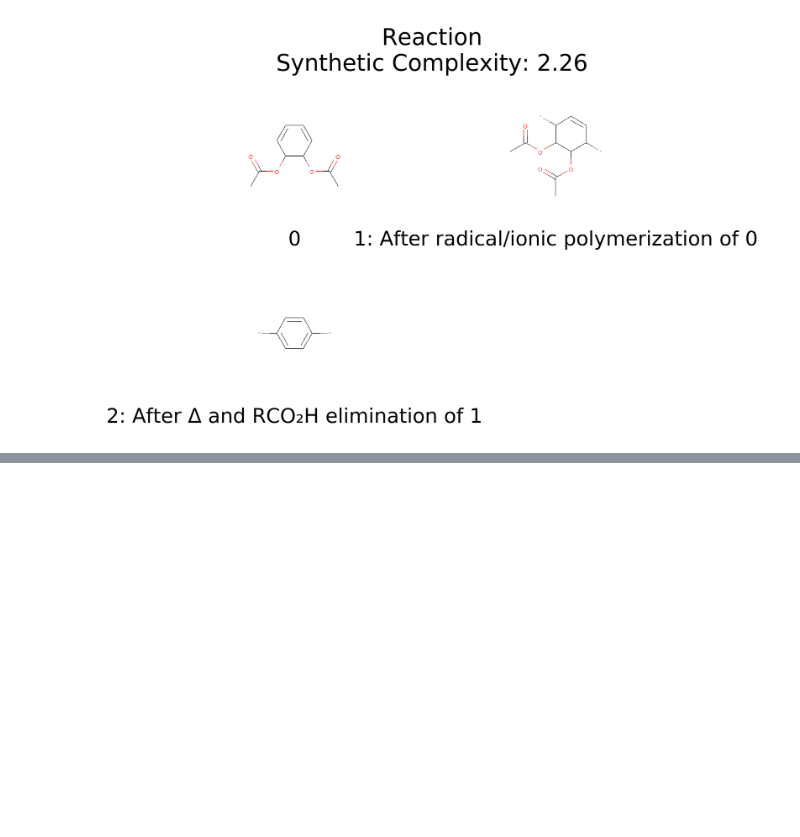
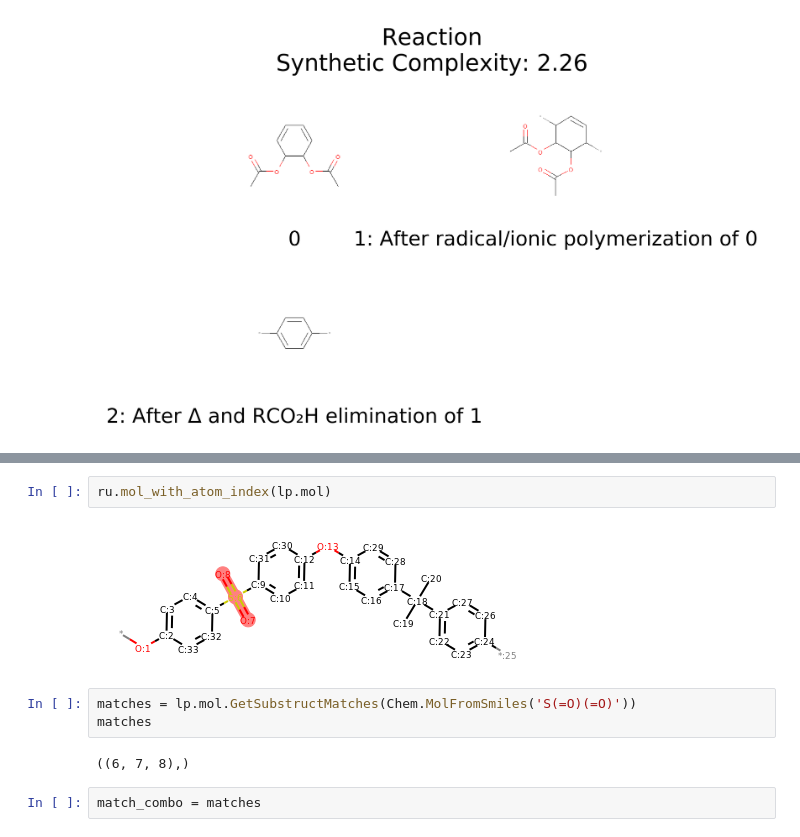
Before and after one commit to rishigurnani/hMOFs-Snurr, a Jupyter notebook: fall20_mse_8803_4.ipynb, the cells around one changed output, grey strips where cells are left out. Drawn from its saved outputs; the diff is of its cells as text; blank space fills up the shorter version.

```diff
--- a/fall20_mse_8803_4.ipynb
+++ b/fall20_mse_8803_4.ipynb
@@ -102,0 +103,11 @@ KeyError: 'elim_retro'
+# %%
+ru.mol_with_atom_index(lp.mol)
+# %% [output]
+[figure, added]
+# %%
+matches = lp.mol.GetSubstructMatches(Chem.MolFromSmiles('S(=O)(=O)'))
+matches
+# %% [output]
+((6, 7, 8),)
+# %%
+match_combo = matches
```
Also changed, not shown: parts of 11 cells of this notebook, 1 other file.
